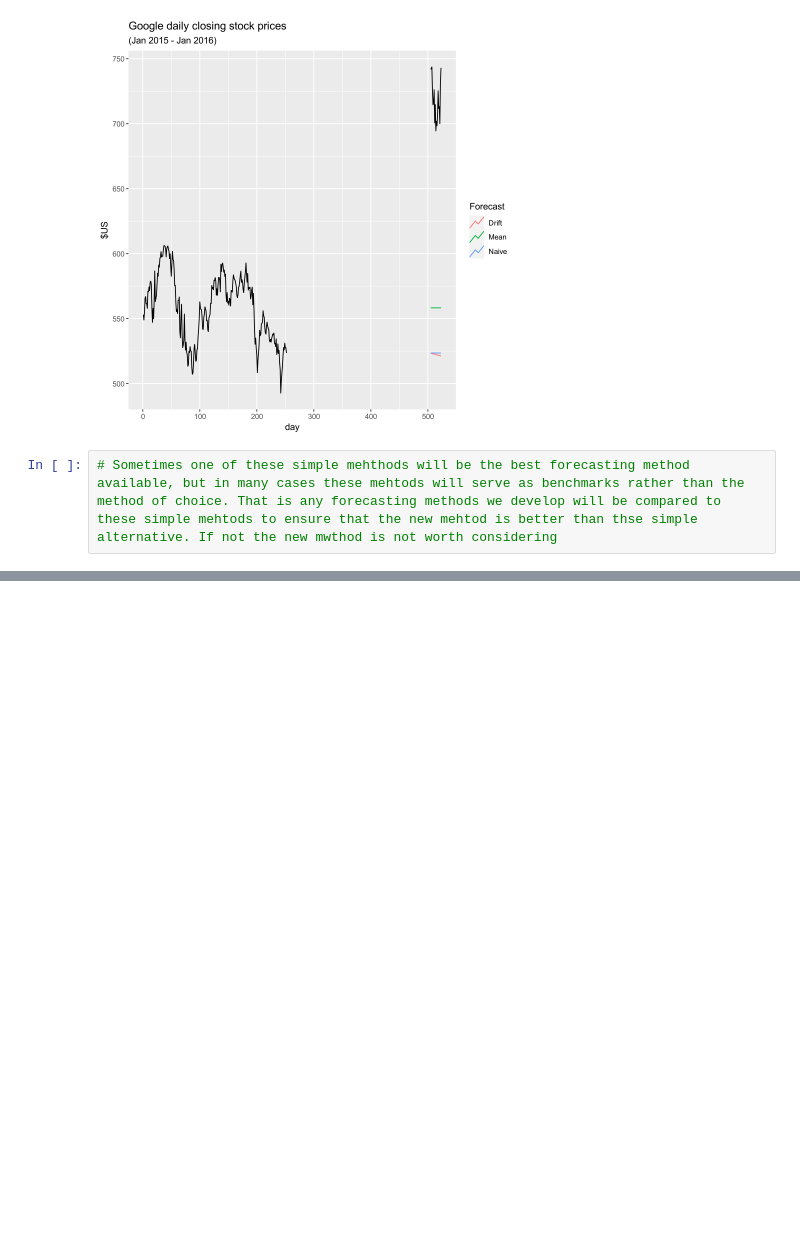
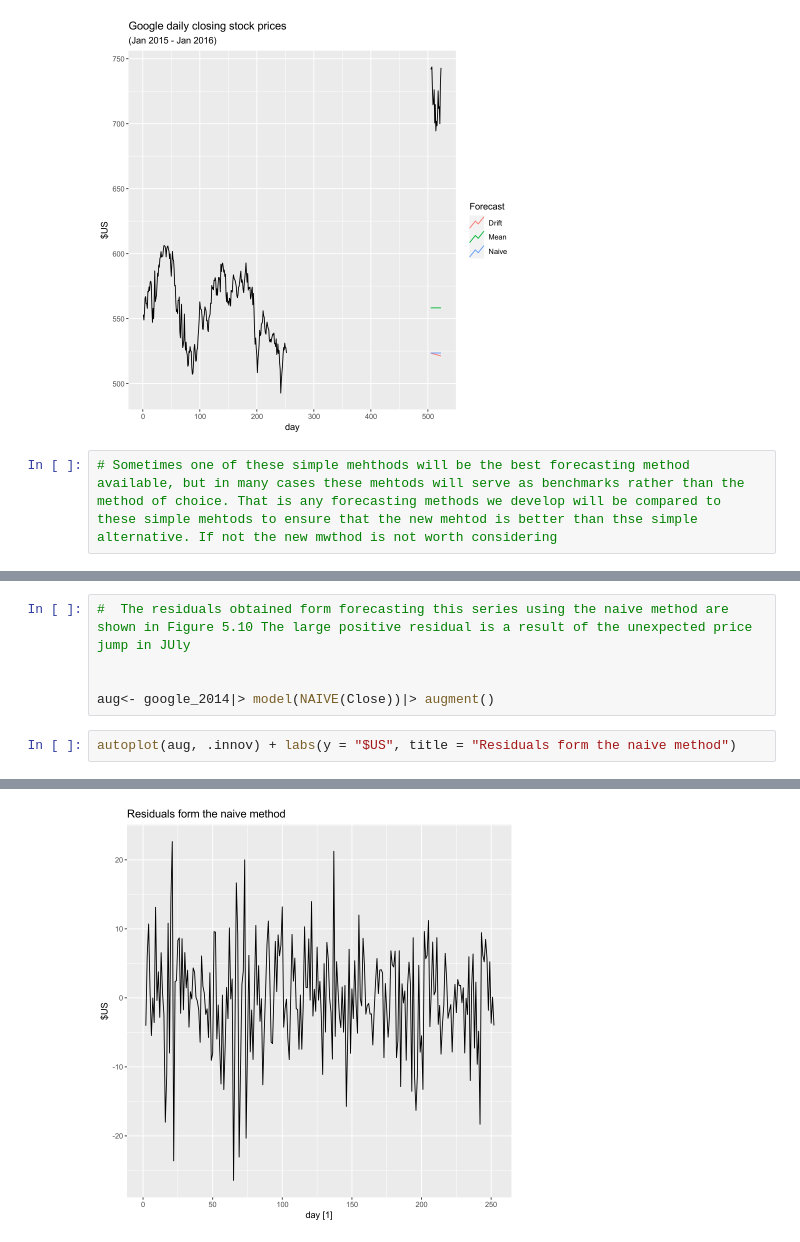
Before and after one commit to ARKA1112/Time_Series_R, a Jupyter notebook: OTEXTS_5.ipynb, the cells around one changed output, grey strips where cells are left out. Drawn from its saved outputs; the diff is of its cells as text; blank space fills up the shorter version.

```diff
--- a/OTEXTS_5.ipynb
+++ b/OTEXTS_5.ipynb
@@ -290,0 +367,8 @@ labs(y = "$US", title="Google daily closing stock prices", subtitle="(Jan 2015 -
+# %%
+#  The residuals obtained form forecasting this series using the naive method are shown in Figure 5.10 The large positive residual is a result of the unexpected price jump in JUly
+
+
+aug<- google_2014|> model(NAIVE(Close))|> augment()
+# %%
+autoplot(aug, .innov) + labs(y = "$US", title = "Residuals form the naive method")
+# %% [output]
@@ -290,0 +377 @@ labs(y = "$US", title="Google daily closing stock prices", subtitle="(Jan 2015 -
+[figure, added]
```
Also changed, not shown: parts of 27 cells of this notebook.
